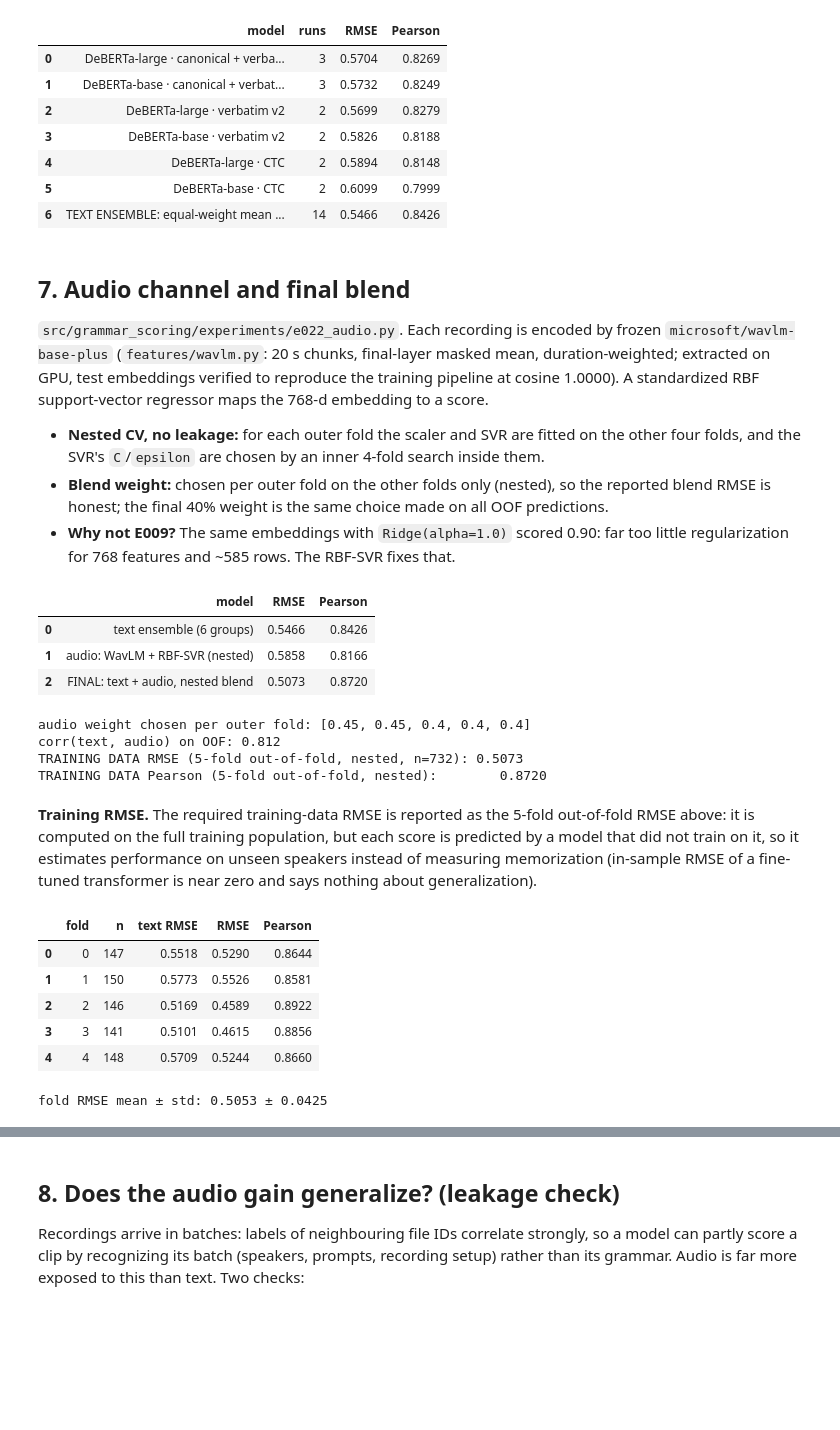
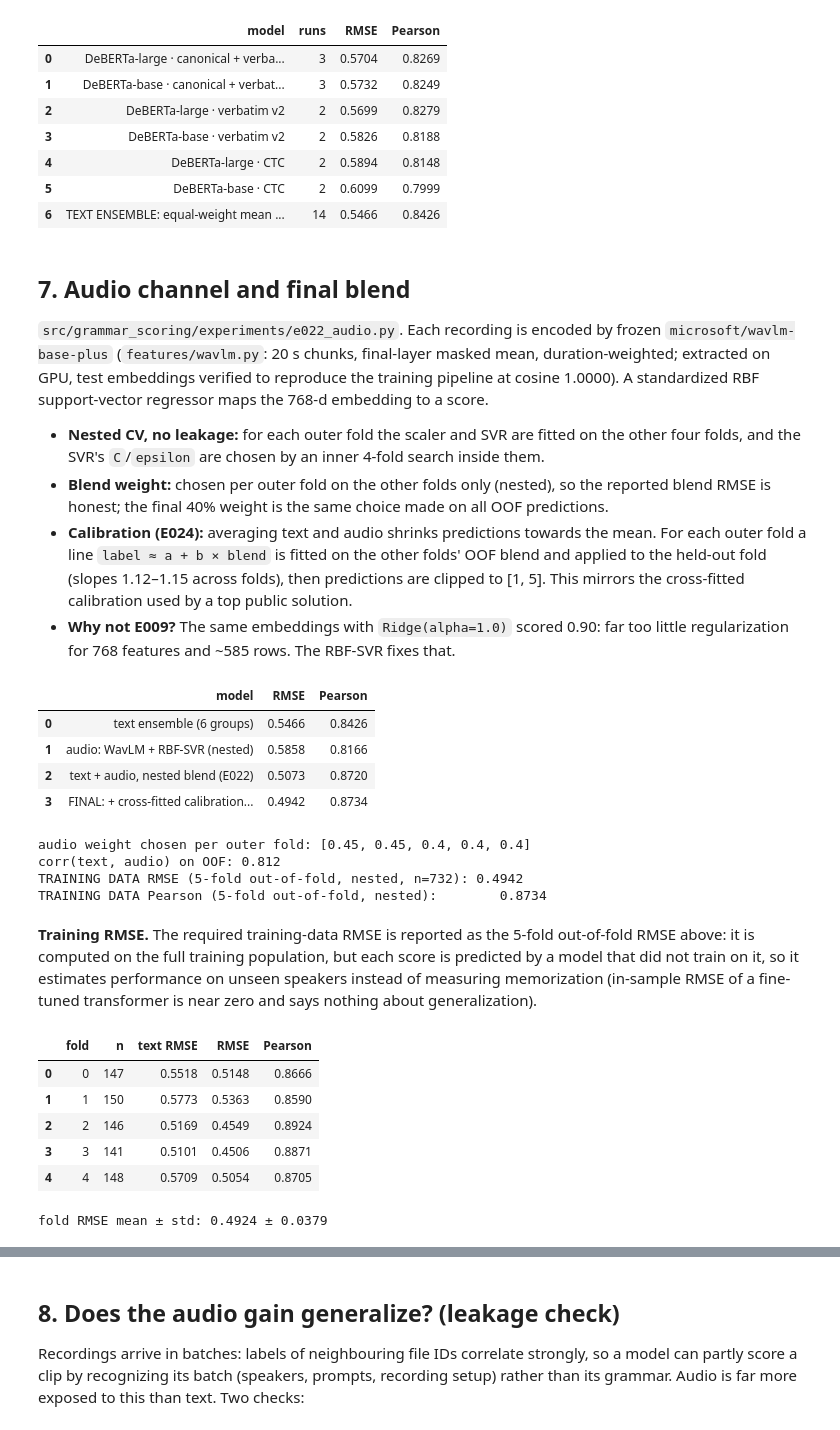
Before and after one commit to lijoraju/grammar-scoring, a Jupyter notebook: notebooks/03_final_submission.ipynb, the cells around one changed output, grey strips where cells are left out. Cells and saved outputs as stored; diff of their text form; code cells hidden in the pictures; blank space fills up the shorter version.

```diff
--- a/notebooks/03_final_submission.ipynb
+++ b/notebooks/03_final_submission.ipynb
@@ -368,6 +372,10 @@ embedding to a score.
   four folds, and the SVR's `C`/`epsilon` are chosen by an inner 4-fold search inside them.
 * **Blend weight:** chosen per outer fold on the other folds only (nested), so the reported
   blend RMSE is honest; the final 40% weight is the same choice made on all OOF predictions.
+* **Calibration (E024):** averaging text and audio shrinks predictions towards the mean. For
+  each outer fold a line `label ≈ a + b × blend` is fitted on the other folds' OOF blend and
+  applied to the held-out fold (slopes 1.12–1.15 across folds), then predictions are clipped
+  to [1, 5]. This mirrors the cross-fitted calibration used by a top public solution.
 * **Why not E009?** The same embeddings with `Ridge(alpha=1.0)` scored 0.90: far too little
   regularization for 768 features and ~585 rows. The RBF-SVR fixes that.
 # %%
@@ -383,44 +391,50 @@ test_x = load_audio(
     test_pred["filename"].tolist(),
 )
 audio_oof, fold_params = nested_audio_oof(train_x, y, folds)
-final_oof, fold_weights = nested_blend(text_oof, audio_oof, y, folds)
+blend_oof, fold_weights = nested_blend(text_oof, audio_oof, y, folds)
+final_oof = calibrate_oof(blend_oof, y, folds)
 display(
     pd.DataFrame(
         [
             {"model": "text ensemble (6 groups)", **regression_metrics(y, text_oof)},
             {
                 "model": "audio: WavLM + RBF-SVR (nested)",
                 **regression_metrics(y, audio_oof),
             },
             {
-                "model": "FINAL: text + audio, nested blend",
+                "model": "text + audio, nested blend (E022)",
+                **regression_metrics(y, blend_oof),
+            },
+            {
+                "model": "FINAL: + cross-fitted calibration, clip [1, 5] (E024)",
                 **regression_metrics(y, final_oof),
             },
         ]
     )
     .rename(columns={"rmse": "RMSE", "pearson_correlation": "Pearson"})
     .round(4)
 )
 print("audio weight chosen per outer fold:", fold_weights)
 print(f"corr(text, audio) on OOF: {np.corrcoef(text_oof, audio_oof)[0, 1]:.3f}")
 train_metrics = regression_metrics(y, final_oof)
 print(
     f"TRAINING DATA RMSE (5-fold out-of-fold, nested, n={len(y)}): "
     f"{train_metrics['rmse']:.4f}"
 )
 print(
     f"TRAINING DATA Pearson (5-fold out-of-fold, nested):        "
     f"{train_metrics['pearson_correlation']:.4f}"
 )
 # %% [output]
 |  | model | RMSE | Pearson |
 | 0 | text ensemble (6 groups) | 0.5466 | 0.8426 |
 | 1 | audio: WavLM + RBF-SVR (nested) | 0.5858 | 0.8166 |
-| 2 | FINAL: text + audio, nested blend | 0.5073 | 0.8720 |
+| 2 | text + audio, nested blend (E022) | 0.5073 | 0.8720 |
+| 3 | FINAL: + cross-fitted calibration... | 0.4942 | 0.8734 |
 audio weight chosen per outer fold: [0.45, 0.45, 0.4, 0.4, 0.4]
 corr(text, audio) on OOF: 0.812
-TRAINING DATA RMSE (5-fold out-of-fold, nested, n=732): 0.5073
-TRAINING DATA Pearson (5-fold out-of-fold, nested):        0.8720
+TRAINING DATA RMSE (5-fold out-of-fold, nested, n=732): 0.4942
+TRAINING DATA Pearson (5-fold out-of-fold, nested):        0.8734
 # %% [markdown]
 **Training RMSE.** The required training-data RMSE is reported as the 5-fold out-of-fold
 RMSE above: it is computed on the full training population, but each score is predicted by
@@ -445,12 +459,12 @@ display(per_fold.round(4))
 print(f"fold RMSE mean ± std: {per_fold.RMSE.mean():.4f} ± {per_fold.RMSE.std():.4f}")
 # %% [output]
 |  | fold | n | text RMSE | RMSE | Pearson |
-| 0 | 0 | 147 | 0.5518 | 0.5290 | 0.8644 |
-| 1 | 1 | 150 | 0.5773 | 0.5526 | 0.8581 |
-| 2 | 2 | 146 | 0.5169 | 0.4589 | 0.8922 |
-| 3 | 3 | 141 | 0.5101 | 0.4615 | 0.8856 |
-| 4 | 4 | 148 | 0.5709 | 0.5244 | 0.8660 |
+| 0 | 0 | 147 | 0.5518 | 0.5148 | 0.8666 |
+| 1 | 1 | 150 | 0.5773 | 0.5363 | 0.8590 |
+| 2 | 2 | 146 | 0.5169 | 0.4549 | 0.8924 |
+| 3 | 3 | 141 | 0.5101 | 0.4506 | 0.8871 |
+| 4 | 4 | 148 | 0.5709 | 0.5054 | 0.8705 |
-fold RMSE mean ± std: 0.5053 ± 0.0425
+fold RMSE mean ± std: 0.4924 ± 0.0379
 # %%
 rng = np.random.default_rng(42)
 fig, axes = plt.subplots(1, 2, figsize=(10, 3.8))
```
Also changed, not shown: parts of 10 cells of this notebook, 4 other files.
